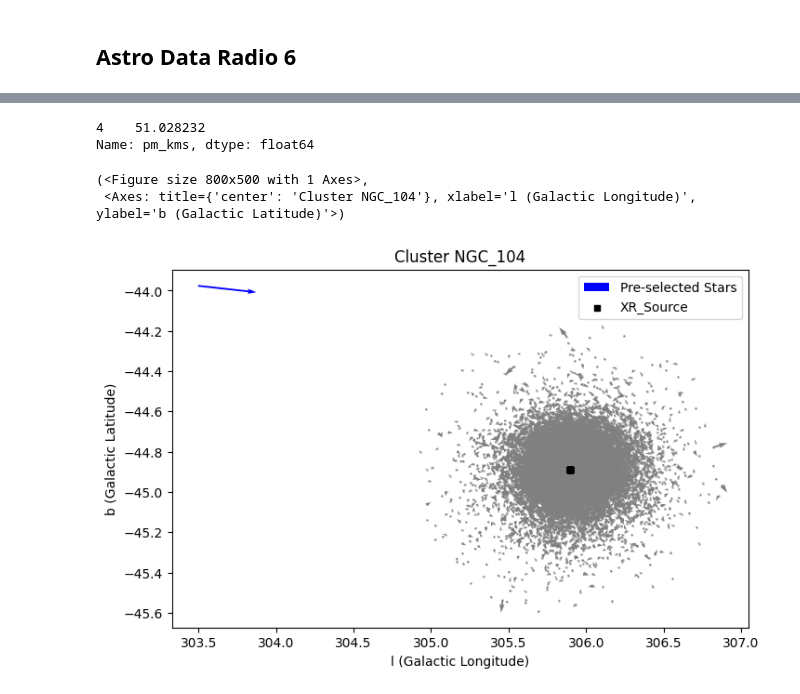
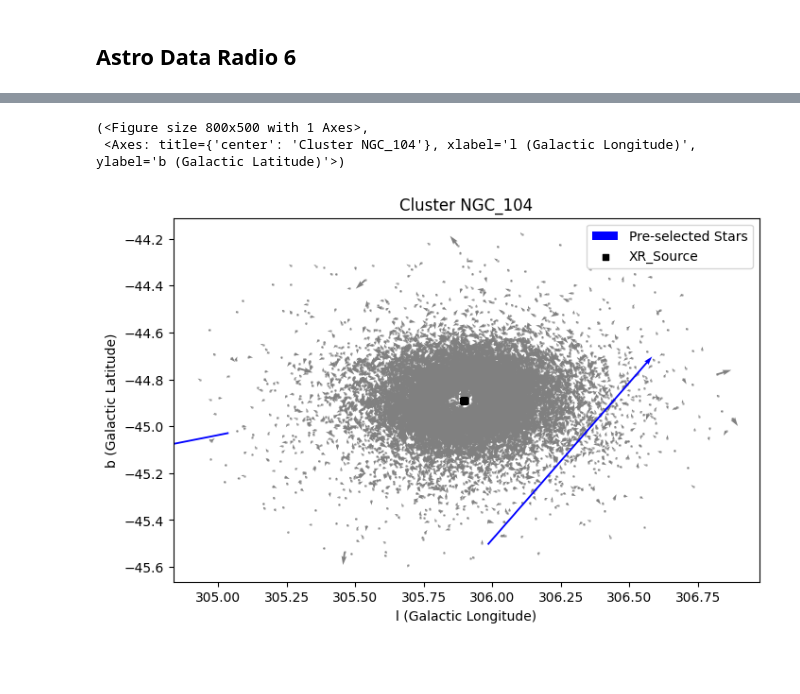
Before and after one commit to santhiperbolico/tfm-ucm-code, a Jupyter notebook: notebooks/memories/47_tucanae.ipynb, the cells around one changed output, grey strips where cells are left out. Saved outputs shown, nothing was run; the diff lists cells and outputs as text; code cells hidden in the pictures; blank space fills up the shorter version.

```diff
--- a/notebooks/memories/47_tucanae.ipynb
+++ b/notebooks/memories/47_tucanae.ipynb
@@ -209,15 +207,20 @@ print(astrometric_data)
 # %%
-cluster_pm = gc_object.clustering_results.gc["pm_kms"].mean()
+cluster_pm_dec = gc_object.clustering_results.gc["pmdec_kms"].mean()
+cluster_pm_ra = gc_object.clustering_results.gc["pmra_kms"].mean()
+cluster_rv = gc_object.clustering_results.gc["radial_velocity"].mean()
 
-data = astrometric_data.get_data("df_c2")
+data = gc_object.astro_data.get_data("df_c2")
+data = data[(data.parallax > parallax_mean - 1 * parallax_std) & (data.parallax < parallax_mean + 1 * parallax_std)]
+data = data[(data.parallax_error < 0.30)]
+data = data[(data.ipd_gof_harmonic_amplitude < 0.15)]
+data = data[(data.ipd_frac_multi_peak < 10)]
+data = data[(data.radial_velocity > 0)]
 
-data.pm_kms
+data["pm_kms"] = np.sqrt((data.pmdec_kms - cluster_pm_dec)**2 + (data.pmra_kms - cluster_pm_ra)**2)
+data["radial_velocity"] = data.radial_velocity - cluster_rv
-# %% [output]
-4    51.028232
-Name: pm_kms, dtype: float64
 # %%
-gc_object.plot_cluster(highlight_stars=data, factor_size=10)
+gc_object.plot_cluster(highlight_stars=data[data.pm_kms > 0].loc[[13913, 21071]], factor_size=10)
 # %% [output]
 (<Figure size 800x500 with 1 Axes>,
  <Axes: title={'center': 'Cluster NGC_104'}, xlabel='l (Galactic Longitude)', ylabel='b (Galactic Latitude)'>)
-[figure, old version]
+[figure, new version]
```
Also changed, not shown: parts of 9 cells of this notebook, 2 other files.
